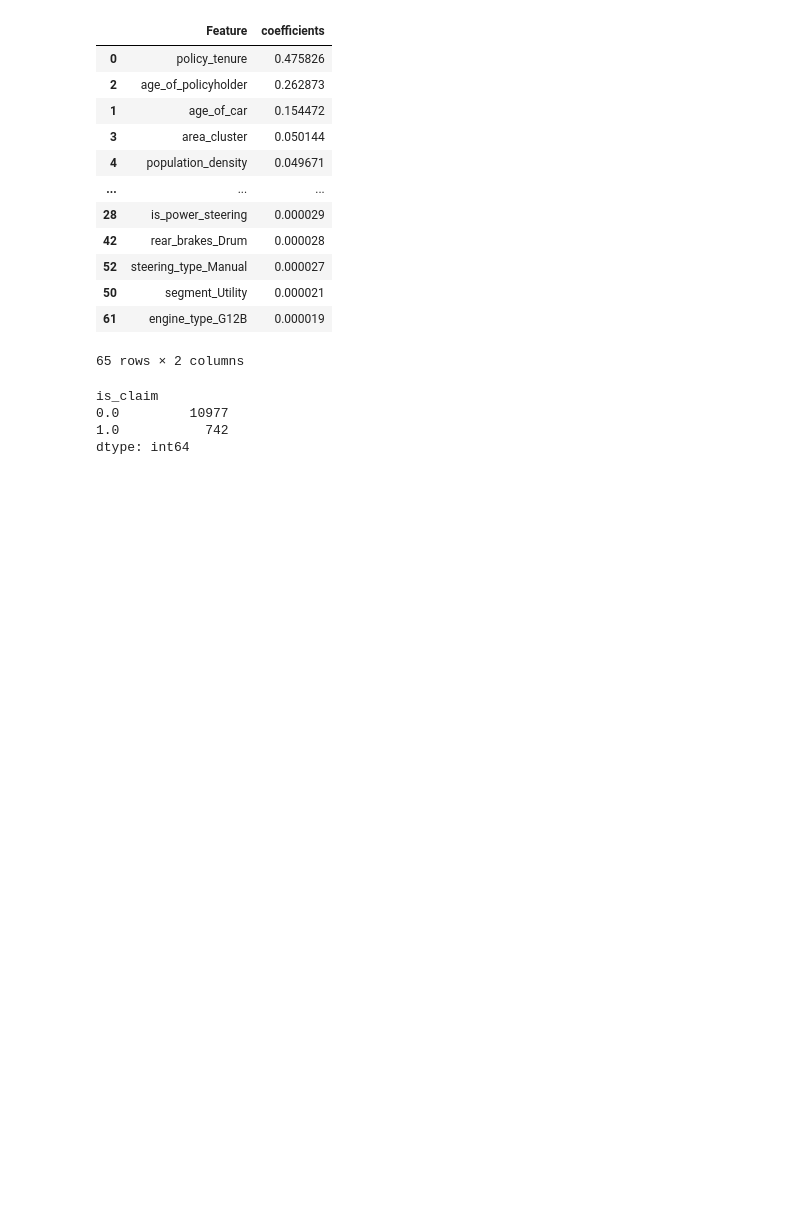
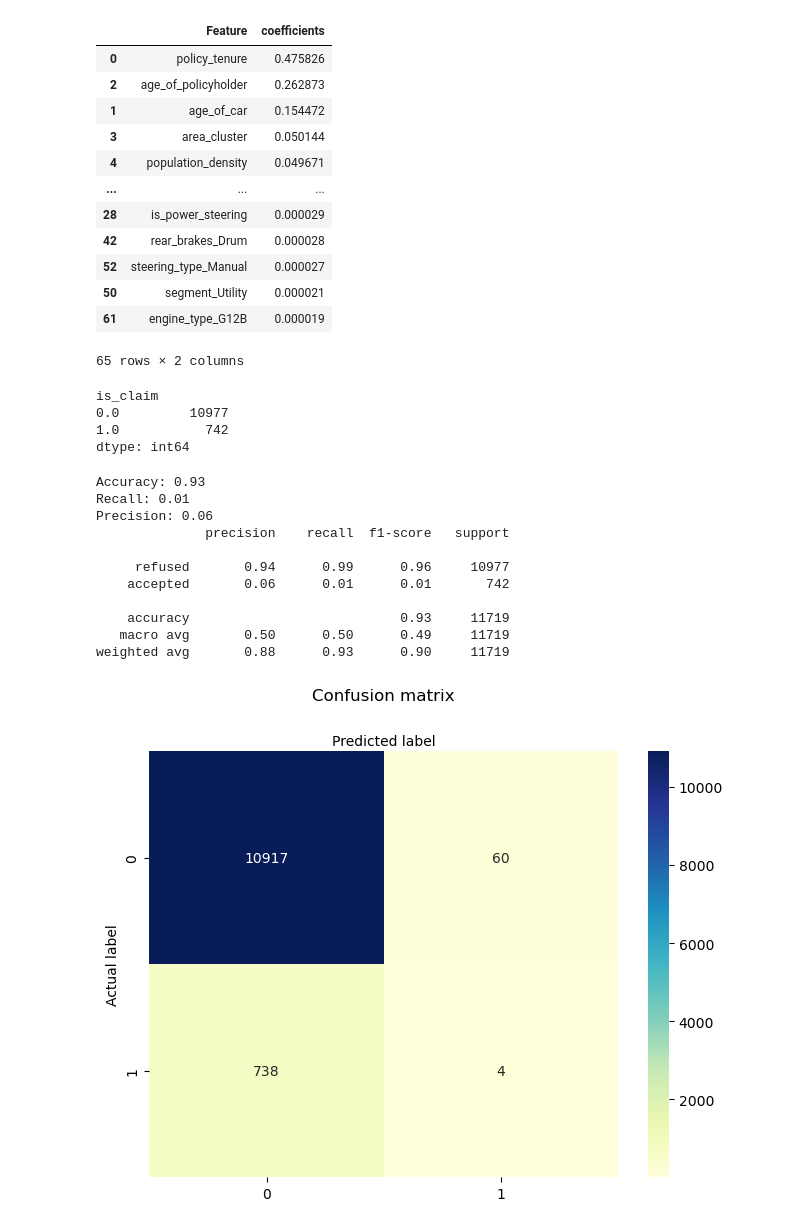
Before and after one commit to annaziegert/insurance_claim_prediciton_nova, a Jupyter notebook: Random Forest.ipynb, the cells around one changed output. Saved outputs shown, nothing was run; the diff lists cells and outputs as text; code cells hidden in the pictures; blank space fills up the shorter version.

```diff
--- a/Random Forest.ipynb
+++ b/Random Forest.ipynb
@@ -74,3 +91,64 @@ is_claim
 0.0         10977
 1.0           742
 dtype: int64
+# %%
+
+X = data.drop(['is_claim'],axis=1)# Features
+y = data.is_claim # Target variable
+features=X.columns
+
+X_train, X_test, y_train, y_test = train_test_split(X, y, test_size=0.2,random_state=16,shuffle=False)
+
+# instantiate the model (using the default parameters)
+logreg =RandomForestClassifier(n_estimators=100, random_state=42)
+
+# fit the model with data
+clf=logreg.fit(X_train, y_train)
+y_pred = logreg.predict(X_test)
+df = pd.DataFrame(features, columns =['Feature'])
+df['coefficients']=clf.feature_importances_.T
+df.sort_values(by='coefficients',ascending=False)
+
+# Evaluate the accuracy of the model
+accuracy = accuracy_score(y_test, y_pred)
+print("Accuracy: {:.2f}".format(accuracy))
+# Evaluate the recall of the model
+recall = recall_score(y_test, y_pred)
+print("Recall: {:.2f}".format(recall))
+
+# Evaluate the precision of the model
+precision = precision_score(y_test, y_pred)
+print("Precision: {:.2f}".format(precision))
+
+# Calculate the confusion matrix of the model
+cnf_matrix = confusion_matrix(y_test, y_pred)
+
+
+class_names=[0,1] # name  of classes
+fig, ax = plt.subplots()
+tick_marks = np.arange(len(class_names))
+plt.xticks(tick_marks, class_names)
+plt.yticks(tick_marks, class_names)
+# create heatmap
+sns.heatmap(pd.DataFrame(cnf_matrix), annot=True, cmap="YlGnBu" ,fmt='g')
+ax.xaxis.set_label_position("top")
+plt.tight_layout()
+plt.title('Confusion matrix', y=1.1)
+plt.ylabel('Actual label')
+plt.xlabel('Predicted label')
+# Print the evaluation matrix
+target_names = ['refused', 'accepted']
+print(classification_report(y_test, y_pred, target_names=target_names))
+# %% [output]
+Accuracy: 0.93
+Recall: 0.01
+Precision: 0.06
+              precision    recall  f1-score   support
+
+     refused       0.94      0.99      0.96     10977
+    accepted       0.06      0.01      0.01       742
+
+    accuracy                           0.93     11719
+   macro avg       0.50      0.50      0.49     11719
+weighted avg       0.88      0.93      0.90     11719
+[figure, added]
```
Also changed, not shown: parts of 25 cells of this notebook.
